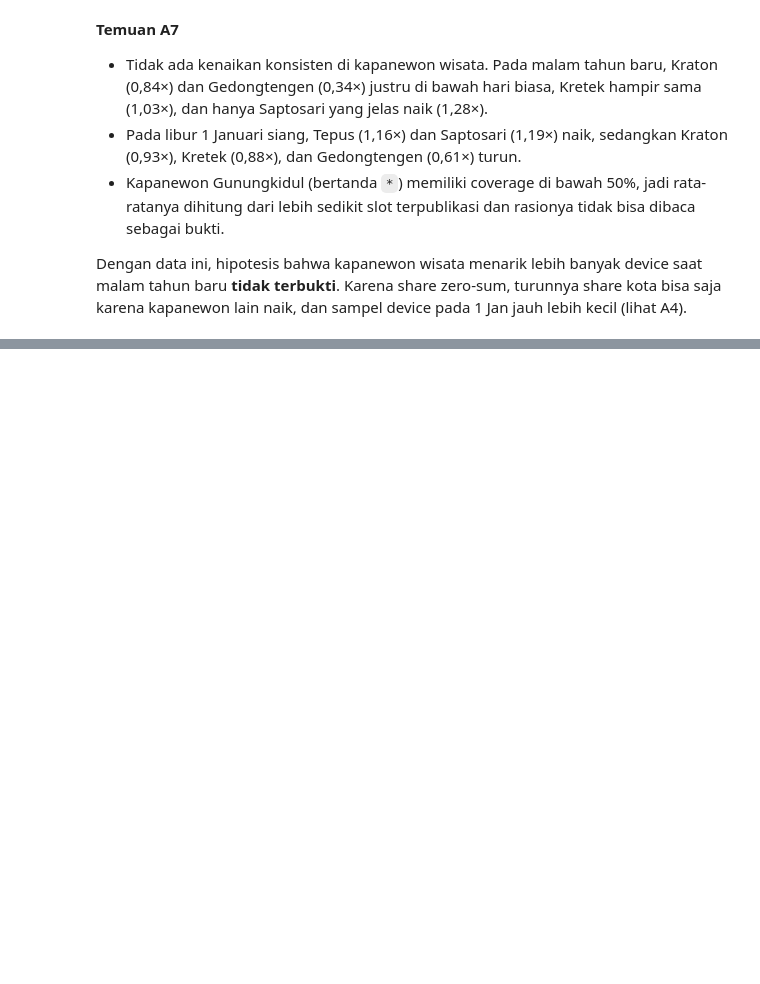
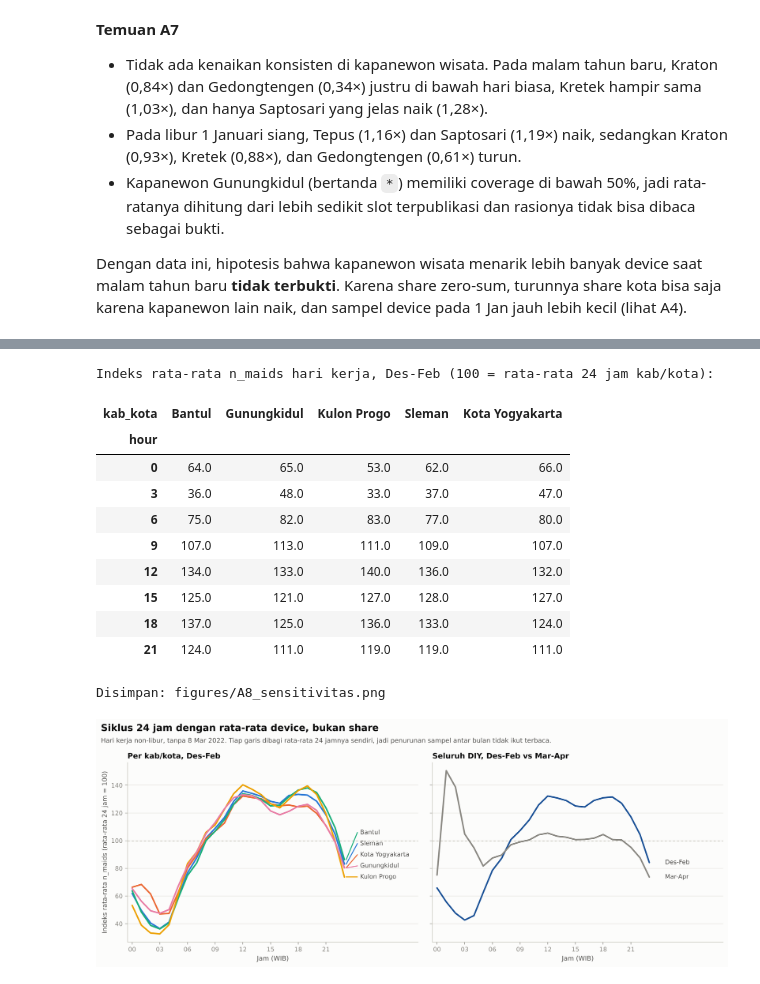
Before and after one commit to IlkhamAbdillah/yogyakarta-mobility-analytics, a Jupyter notebook: main.ipynb, the cells around one changed output, grey strips where cells are left out. Drawn from its saved outputs; the diff is of its cells as text; code cells hidden in the pictures; blank space fills up the shorter version.

Commit message:
feat: tambah cek sensitivitas metrik dan periode (6.8)

```diff
--- a/main.ipynb
+++ b/main.ipynb
@@ -1991,0 +2055,67 @@ Dengan data ini, hipotesis bahwa kapanewon wisata menarik lebih banyak device sa
+# %%
+prof_kab = sql(f"""
+SELECT k.kab_kota, f.hour, AVG(f.n_maids) AS avg_maids
+FROM dw.fact_hourly_presence f
+JOIN dw.dim_date d USING (date_key)
+JOIN dw.dim_kapanewon k USING (kapanewon_code)
+WHERE NOT d.is_anomaly AND NOT d.is_weekend AND NOT d.is_holiday {DES_FEB}
+GROUP BY ALL""")
+prof_kab["indeks"] = prof_kab.avg_maids / prof_kab.groupby("kab_kota").avg_maids.transform("mean") * 100
+
+prof_periode = sql("""
+SELECT CASE WHEN d.month_key <= 202202 THEN 'Des-Feb' ELSE 'Mar-Apr' END AS periode,
+       f.hour, AVG(f.n_maids) AS avg_maids
+FROM dw.fact_hourly_presence f JOIN dw.dim_date d USING (date_key)
+WHERE NOT d.is_anomaly AND NOT d.is_weekend AND NOT d.is_holiday
+GROUP BY ALL""")
+prof_periode["indeks"] = prof_periode.avg_maids / prof_periode.groupby("periode").avg_maids.transform("mean") * 100
+
+print("Indeks rata-rata n_maids hari kerja, Des-Feb (100 = rata-rata 24 jam kab/kota):")
+display(prof_kab.pivot(index="hour", columns="kab_kota", values="indeks").rename(columns=KAB_LABEL).round(0).iloc[::3])
+
+fig, axes = plt.subplots(1, 2, figsize=(13, 5.2), sharey=True)
+ax = axes[0]
+ax.axhline(100, color=INK["axis"], lw=1, ls=(0, (3, 3)))
+ends = []
+for kab in KAB_LABEL:
+    s = prof_kab[prof_kab.kab_kota == kab].sort_values("hour")
+    ax.plot(s.hour, s.indeks, color=KAB_COLOR[kab], lw=2.2, solid_capstyle="round")
+    ends.append(s.indeks.iloc[-1])
+for kab, end, y in zip(KAB_LABEL, ends, spread(ends, 8)):
+    ax.plot([23.2, 24.4], [end, y], color=KAB_COLOR[kab], lw=1.4)
+    ax.text(24.7, y, KAB_LABEL[kab], va="center", fontsize=9, color=INK["secondary"])
+ax.set_title("Per kab/kota, Des-Feb")
+
+ax = axes[1]
+ax.axhline(100, color=INK["axis"], lw=1, ls=(0, (3, 3)))
+for periode, warna in [("Des-Feb", SEQ[5]), ("Mar-Apr", INK["muted"])]:
+    s = prof_periode[prof_periode.periode == periode].sort_values("hour")
+    ax.plot(s.hour, s.indeks, color=warna, lw=2.2, solid_capstyle="round")
+    ax.text(24.7, s.indeks.iloc[-1], periode, va="center", fontsize=9, color=INK["secondary"])
+ax.set_title("Seluruh DIY, Des-Feb vs Mar-Apr")
+
+for ax in axes:
+    ax.set_xlim(-0.5, 31)
+    ax.set_xticks(range(0, 24, 3))
+    ax.set_xticklabels([f"{h:02d}" for h in range(0, 24, 3)])
+    ax.set_xlabel("Jam (WIB)")
+    ax.grid(axis="y")
+axes[0].set_ylabel("Indeks rata-rata n_maids (rata-rata 24 jam = 100)")
+heading(fig, "Siklus 24 jam dengan rata-rata device, bukan share",
+        "Hari kerja non-libur, tanpa 8 Mar 2022. Tiap garis dibagi rata-rata 24 jamnya sendiri, jadi penurunan sampel antar bulan tidak ikut terbaca.")
+fig.tight_layout(rect=(0, 0, 1, 0.88))
+save_fig(fig, "A8_sensitivitas.png")
+# %% [output]
+Indeks rata-rata n_maids hari kerja, Des-Feb (100 = rata-rata 24 jam kab/kota):
+| kab_kota | Bantul | Gunungkidul | Kulon Progo | Sleman | Kota Yogyakarta |
+| hour |  |  |  |  |  |
+| 0 | 64.0 | 65.0 | 53.0 | 62.0 | 66.0 |
+| 3 | 36.0 | 48.0 | 33.0 | 37.0 | 47.0 |
+| 6 | 75.0 | 82.0 | 83.0 | 77.0 | 80.0 |
+| 9 | 107.0 | 113.0 | 111.0 | 109.0 | 107.0 |
+| 12 | 134.0 | 133.0 | 140.0 | 136.0 | 132.0 |
+| 15 | 125.0 | 121.0 | 127.0 | 128.0 | 127.0 |
+| 18 | 137.0 | 125.0 | 136.0 | 133.0 | 124.0 |
+| 21 | 124.0 | 111.0 | 119.0 | 119.0 | 111.0 |
+Disimpan: figures/A8_sensitivitas.png
+[figure, added]
```
Also changed, not shown: parts of 6 cells of this notebook, 2 other files.
